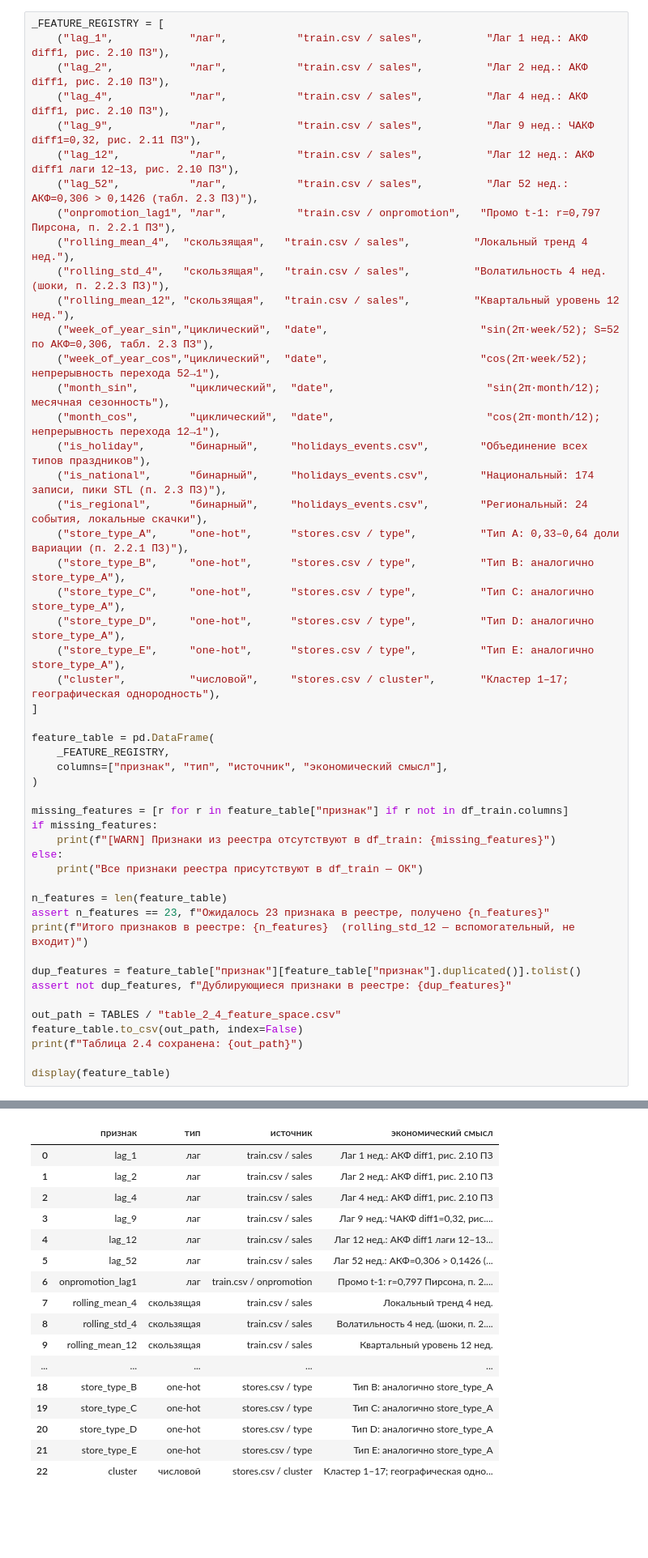
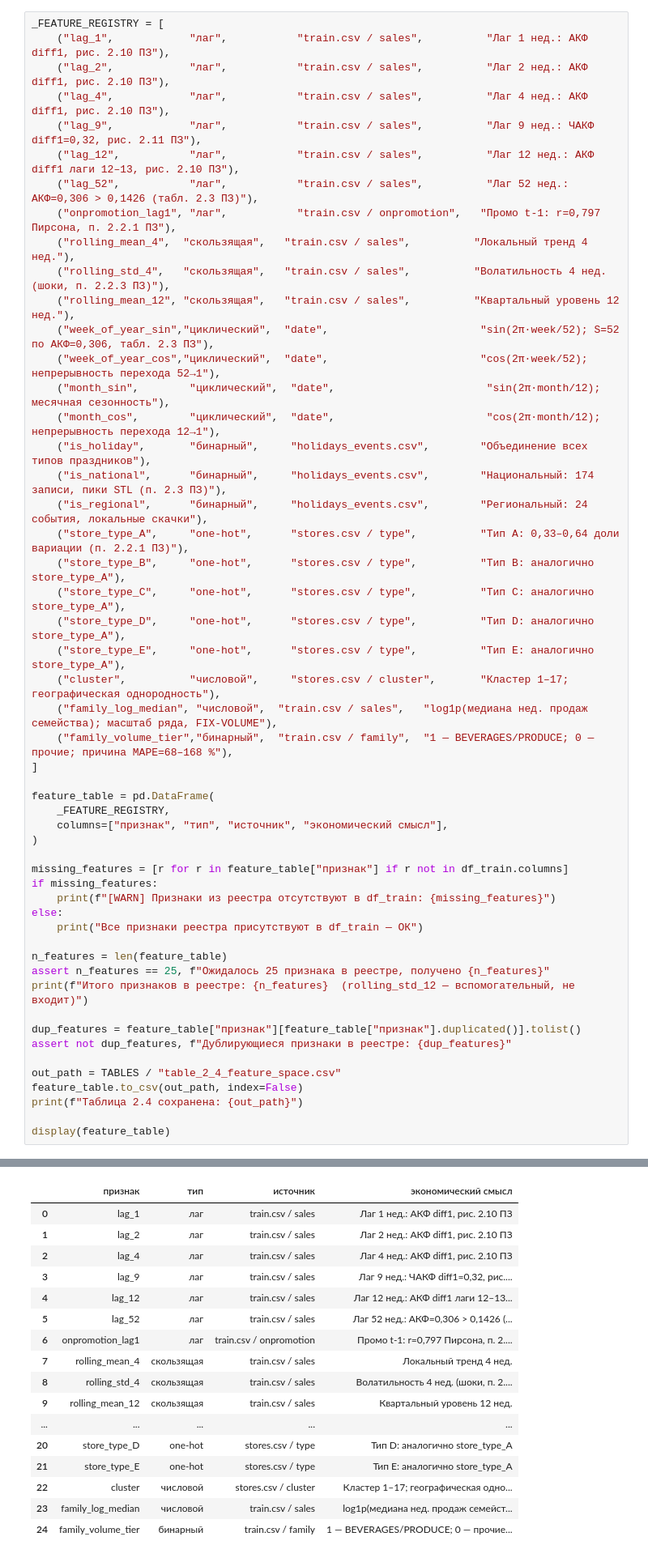
Before and after one commit to Reddetk/store-sales-kr, a Jupyter notebook: notebooks/01_preprocessing_features.ipynb, the cells around one changed output, grey strips where cells are left out. Shown at 81% size. Saved outputs shown, nothing was run; the diff lists cells and outputs as text; blank space fills up the shorter version.

```diff
--- a/notebooks/01_preprocessing_features.ipynb
+++ b/notebooks/01_preprocessing_features.ipynb
@@ -695,6 +762,8 @@ _FEATURE_REGISTRY = [
     ("store_type_D",     "one-hot",      "stores.csv / type",          "Тип D: аналогично store_type_A"),
     ("store_type_E",     "one-hot",      "stores.csv / type",          "Тип E: аналогично store_type_A"),
     ("cluster",          "числовой",     "stores.csv / cluster",       "Кластер 1–17; географическая однородность"),
+    ("family_log_median", "числовой",  "train.csv / sales",   "log1p(медиана нед. продаж семейства); масштаб ряда, FIX-VOLUME"),
+    ("family_volume_tier","бинарный",  "train.csv / family",  "1 — BEVERAGES/PRODUCE; 0 — прочие; причина MAPE=68–168 %"),
 ]
 
 feature_table = pd.DataFrame(
@@ -709,7 +778,7 @@ else:
     print("Все признаки реестра присутствуют в df_train — ОК")
 
 n_features = len(feature_table)
-assert n_features == 23, f"Ожидалось 23 признака в реестре, получено {n_features}"
+assert n_features == 25, f"Ожидалось 25 признака в реестре, получено {n_features}"
 print(f"Итого признаков в реестре: {n_features}  (rolling_std_12 — вспомогательный, не входит)")
 
 dup_features = feature_table["признак"][feature_table["признак"].duplicated()].tolist()
@@ -726,21 +795,21 @@ display(feature_table)
 Таблица 2.4 сохранена: D:\user\Documents\КПАиММО\store-sales-kr\reports\tables\table_2_4_feature_space.csv
 |  | признак | тип | источник | экономический смысл |
 | 0 | lag_1 | лаг | train.csv / sales | Лаг 1 нед.: АКФ diff1, рис. 2.10 ПЗ |
 | 1 | lag_2 | лаг | train.csv / sales | Лаг 2 нед.: АКФ diff1, рис. 2.10 ПЗ |
 | 2 | lag_4 | лаг | train.csv / sales | Лаг 4 нед.: АКФ diff1, рис. 2.10 ПЗ |
 | 3 | lag_9 | лаг | train.csv / sales | Лаг 9 нед.: ЧАКФ diff1=0,32, рис.... |
 | 4 | lag_12 | лаг | train.csv / sales | Лаг 12 нед.: АКФ diff1 лаги 12–13... |
 | 5 | lag_52 | лаг | train.csv / sales | Лаг 52 нед.: АКФ=0,306 > 0,1426 (... |
 | 6 | onpromotion_lag1 | лаг | train.csv / onpromotion | Промо t-1: r=0,797 Пирсона, п. 2.... |
 | 7 | rolling_mean_4 | скользящая | train.csv / sales | Локальный тренд 4 нед. |
 | 8 | rolling_std_4 | скользящая | train.csv / sales | Волатильность 4 нед. (шоки, п. 2.... |
 | 9 | rolling_mean_12 | скользящая | train.csv / sales | Квартальный уровень 12 нед. |
 | ... | ... | ... | ... | ... |
-| 18 | store_type_B | one-hot | stores.csv / type | Тип B: аналогично store_type_A |
-| 19 | store_type_C | one-hot | stores.csv / type | Тип C: аналогично store_type_A |
 | 20 | store_type_D | one-hot | stores.csv / type | Тип D: аналогично store_type_A |
 | 21 | store_type_E | one-hot | stores.csv / type | Тип E: аналогично store_type_A |
 | 22 | cluster | числовой | stores.csv / cluster | Кластер 1–17; географическая одно... |
+| 23 | family_log_median | числовой | train.csv / sales | log1p(медиана нед. продаж семейст... |
+| 24 | family_volume_tier | бинарный | train.csv / family | 1 — BEVERAGES/PRODUCE; 0 — прочие... |
 # %%
 print("TRAIN_CUTOFF        :", TRAIN_CUTOFF)
 print("df_train[date].max():", df_train[DATE_COL].max())
```
Also changed, not shown: parts of 7 cells of this notebook, 2 other files.
